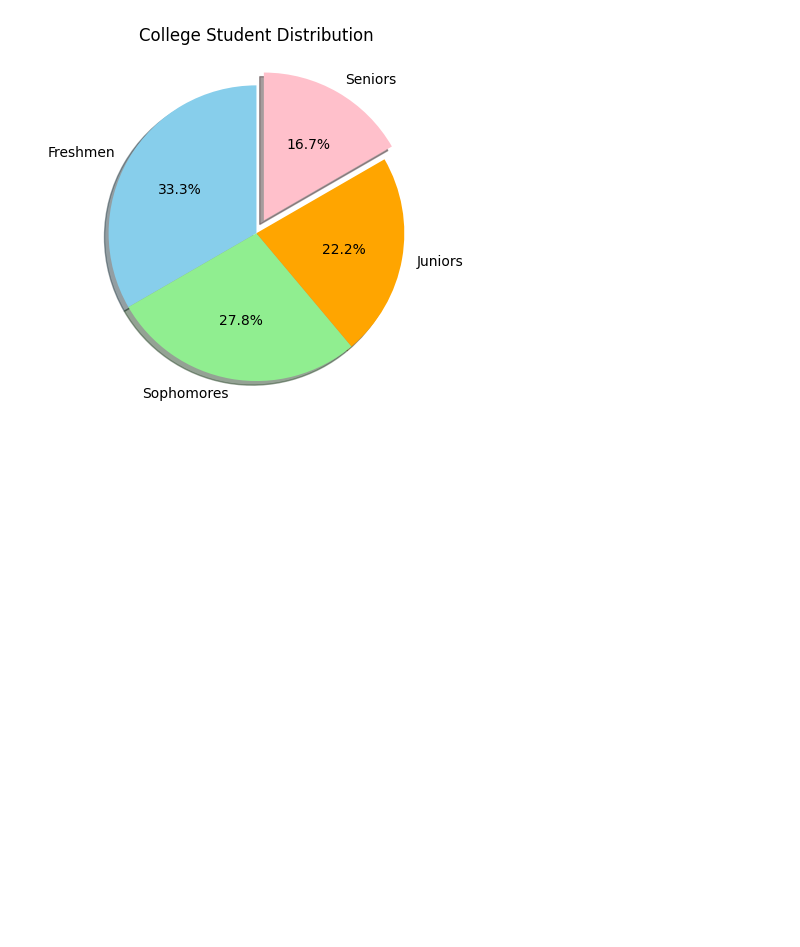
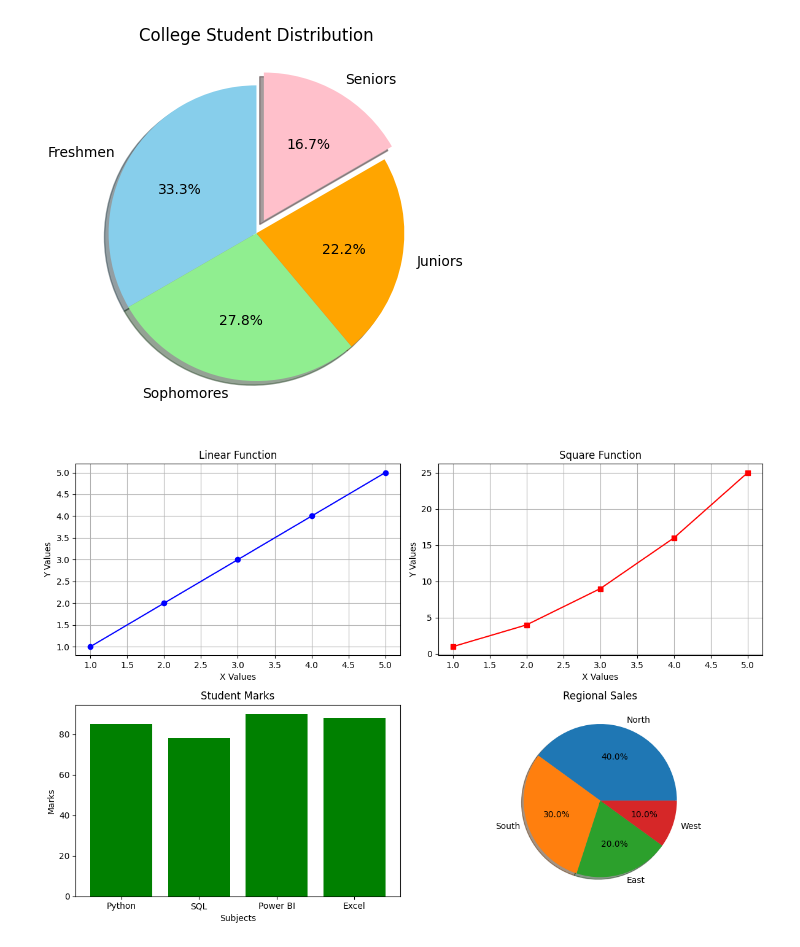
Before and after one commit to rohitkuma6443/Python, a Jupyter notebook: 22.Matplotlip.ipynb, the cells around one changed output. Drawn from its saved outputs; the diff is of its cells as text; code cells hidden in the pictures; blank space fills up the shorter version.

```diff
--- a/22.Matplotlip.ipynb
+++ b/22.Matplotlip.ipynb
@@ -254,3 +254,52 @@ plt.title("College Student Distribution")
 plt.show()
 # %% [output]
 [figure]
+# %%
+import matplotlib.pyplot as plt
+import numpy as np
+x = np.arange(1, 6)
+
+# Create Figure and 2x2 Subplots
+fig, ax = plt.subplots(2, 2, figsize=(12, 8))
+
+# Plot 1 : Line Plot
+ax[0,0].plot(x, x, color='blue', marker='o')
+ax[0,0].set_title("Linear Function")
+ax[0,0].set_xlabel("X Values")
+ax[0,0].set_ylabel("Y Values")
+ax[0,0].grid(True)
+
+# Plot 2 : Square Plot
+ax[0,1].plot(x, x**2, color='red', marker='s')
+ax[0,1].set_title("Square Function")
+ax[0,1].set_xlabel("X Values")
+ax[0,1].set_ylabel("Y Values")
+ax[0,1].grid(True)
+
+# Plot 3 : Bar Chart
+subjects = ["Python", "SQL", "Power BI", "Excel"]
+marks = [85, 78, 90, 88]
+
+ax[1,0].bar(subjects, marks, color='green')
+ax[1,0].set_title("Student Marks")
+ax[1,0].set_xlabel("Subjects")
+ax[1,0].set_ylabel("Marks")
+
+# Plot 4 : Pie Chart
+sales = [40, 30, 20, 10]
+labels = ["North", "South", "East", "West"]
+
+ax[1,1].pie(sales,
+            labels=labels,
+            autopct='%1.1f%%',
+            shadow=True)
+
+ax[1,1].set_title("Regional Sales")
+
+# Adjust Layout
+plt.tight_layout()
+
+# Show Output
+plt.show()
+# %% [output]
+[figure, added]
```
Also changed, not shown: parts of 7 cells of this notebook.
